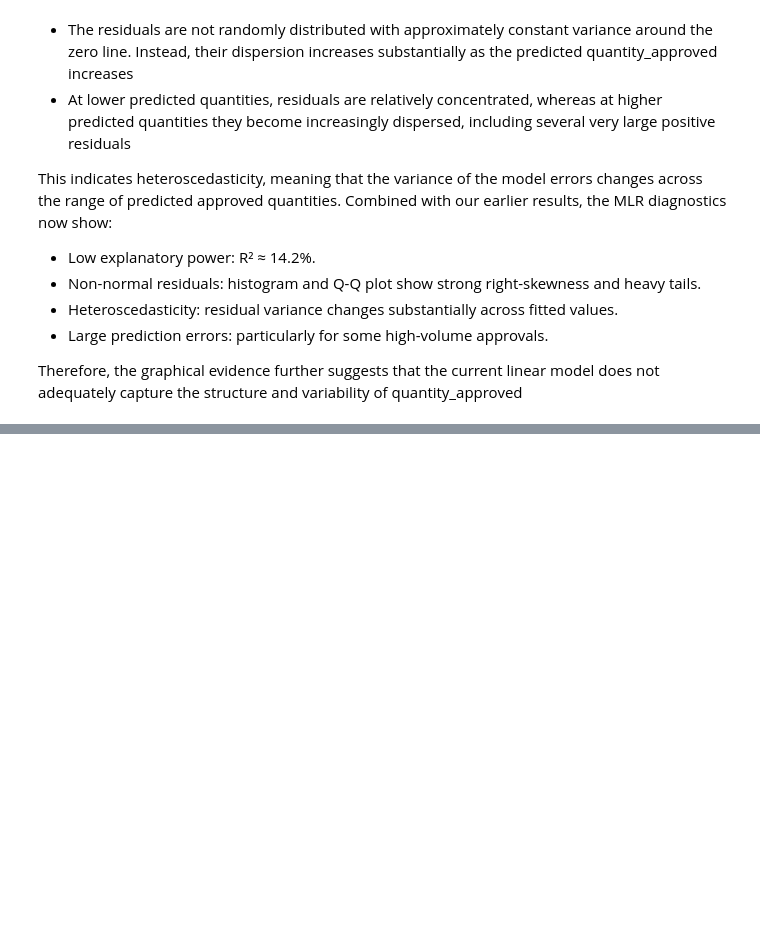
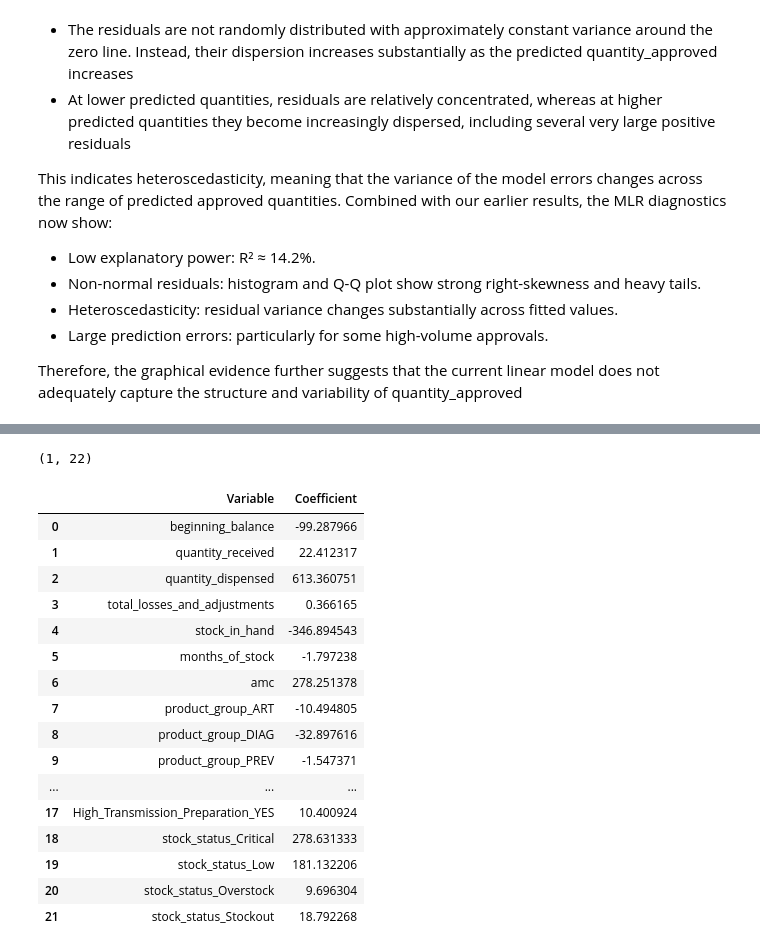
Before and after one commit to gerard-bisama/data-analytics-project, a Jupyter notebook: order_prediction/mlr_model.ipynb, the cells around one changed output, grey strips where cells are left out. Cells and saved outputs as stored; diff of their text form; code cells hidden in the pictures; blank space fills up the shorter version.

```diff
--- a/order_prediction/mlr_model.ipynb
+++ b/order_prediction/mlr_model.ipynb
@@ -432,0 +452,29 @@ Therefore, the graphical evidence further suggests that the current linear model
+# %%
+lr.coef_.shape
+# %% [output]
+(1, 22)
+# %%
+#coefficients = pd.DataFrame(lr.coef_, columns=.columns)
+coefficients = pd.DataFrame({
+    'Variable': X.columns,
+    'Coefficient': lr.coef_.flatten()
+})
+coefficients
+# %% [output]
+|  | Variable | Coefficient |
+| 0 | beginning_balance | -99.287966 |
+| 1 | quantity_received | 22.412317 |
+| 2 | quantity_dispensed | 613.360751 |
+| 3 | total_losses_and_adjustments | 0.366165 |
+| 4 | stock_in_hand | -346.894543 |
+| 5 | months_of_stock | -1.797238 |
+| 6 | amc | 278.251378 |
+| 7 | product_group_ART | -10.494805 |
+| 8 | product_group_DIAG | -32.897616 |
+| 9 | product_group_PREV | -1.547371 |
+| ... | ... | ... |
+| 17 | High_Transmission_Preparation_YES | 10.400924 |
+| 18 | stock_status_Critical | 278.631333 |
+| 19 | stock_status_Low | 181.132206 |
+| 20 | stock_status_Overstock | 9.696304 |
+| 21 | stock_status_Stockout | 18.792268 |
```
Also changed, not shown: parts of 19 cells of this notebook, 1 other file.
